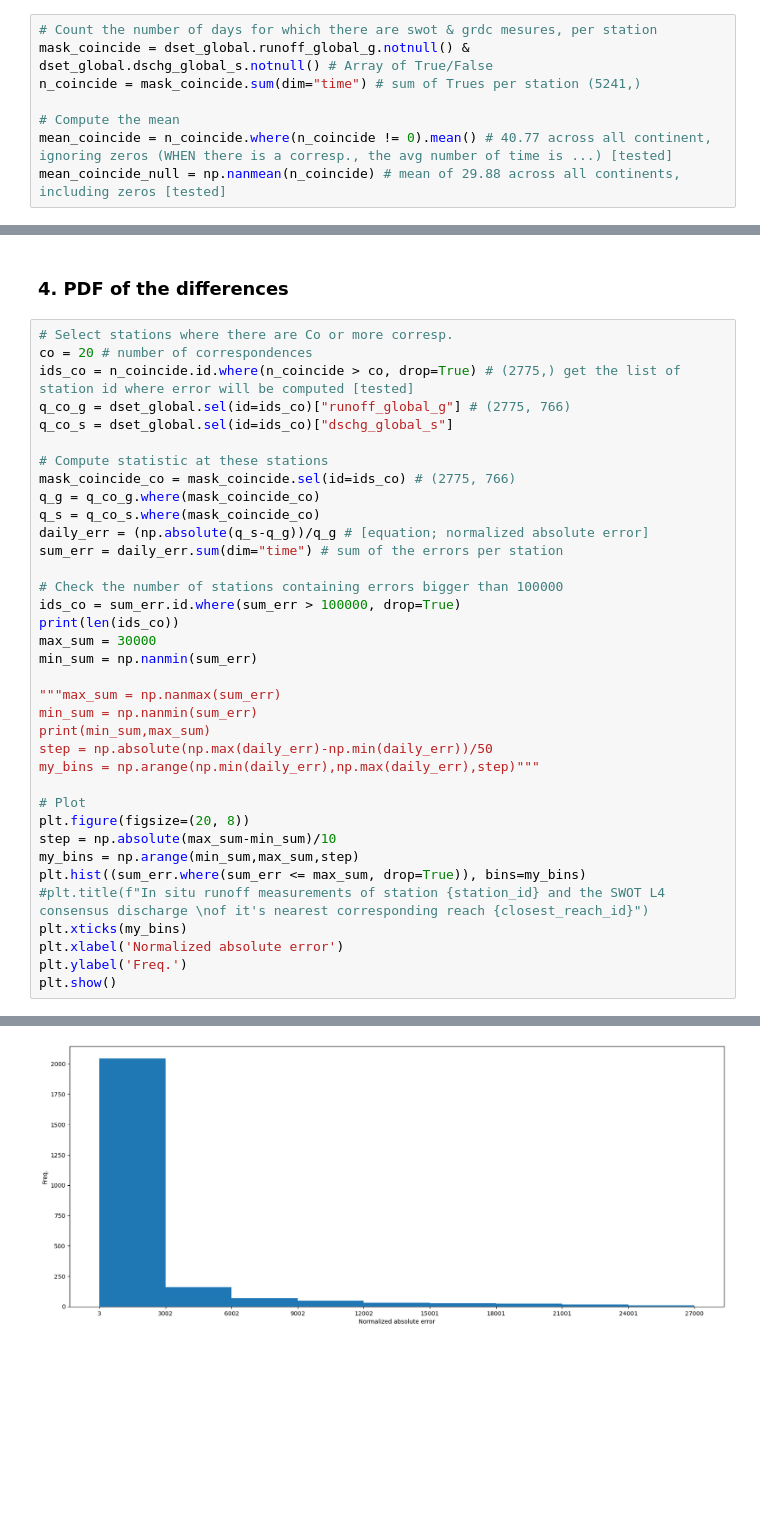
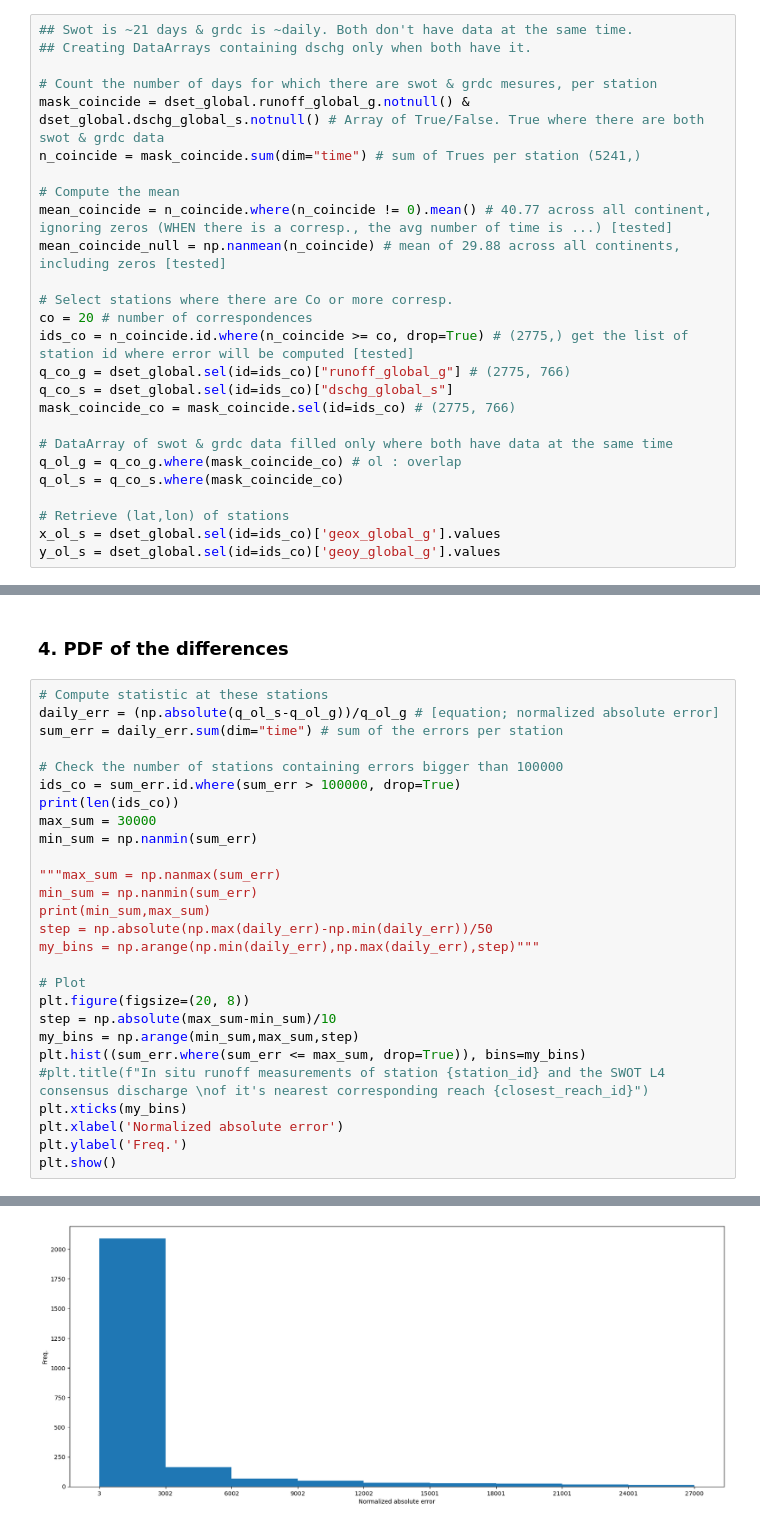
Before and after one commit to evecastonguay/Stage2026, a Jupyter notebook: discharge_dset.ipynb, the cells around one changed output, grey strips where cells are left out. Saved outputs shown, nothing was run; the diff lists cells and outputs as text; blank space fills up the shorter version.

```diff
--- a/discharge_dset.ipynb
+++ b/discharge_dset.ipynb
@@ -563,11 +564,29 @@ plt.show()
 # %%
+## Swot is ~21 days & grdc is ~daily. Both don't have data at the same time.
+## Creating DataArrays containing dschg only when both have it.
+
 # Count the number of days for which there are swot & grdc mesures, per station
-mask_coincide = dset_global.runoff_global_g.notnull() & dset_global.dschg_global_s.notnull() # Array of True/False
+mask_coincide = dset_global.runoff_global_g.notnull() & dset_global.dschg_global_s.notnull() # Array of True/False. True where there are both swot & grdc data
 n_coincide = mask_coincide.sum(dim="time") # sum of Trues per station (5241,)
 
 # Compute the mean
 mean_coincide = n_coincide.where(n_coincide != 0).mean() # 40.77 across all continent, ignoring zeros (WHEN there is a corresp., the avg number of time is ...) [tested]
 mean_coincide_null = np.nanmean(n_coincide) # mean of 29.88 across all continents, including zeros [tested]
+
+# Select stations where there are Co or more corresp.
+co = 20 # number of correspondences
+ids_co = n_coincide.id.where(n_coincide >= co, drop=True) # (2775,) get the list of station id where error will be computed [tested]
+q_co_g = dset_global.sel(id=ids_co)["runoff_global_g"] # (2775, 766)
+q_co_s = dset_global.sel(id=ids_co)["dschg_global_s"]
+mask_coincide_co = mask_coincide.sel(id=ids_co) # (2775, 766)
+
+# DataArray of swot & grdc data filled only where both have data at the same time
+q_ol_g = q_co_g.where(mask_coincide_co) # ol : overlap
+q_ol_s = q_co_s.where(mask_coincide_co)
+
+# Retrieve (lat,lon) of stations
+x_ol_s = dset_global.sel(id=ids_co)['geox_global_g'].values
+y_ol_s = dset_global.sel(id=ids_co)['geoy_global_g'].values
 # %% [markdown]
 ### 3.2 Swot's mean biais per station
 # %%
@@ -658,17 +650,8 @@ plt.show()
 # %% [markdown]
 ### 4. PDF of the differences
 # %%
-# Select stations where there are Co or more corresp.
-co = 20 # number of correspondences
-ids_co = n_coincide.id.where(n_coincide > co, drop=True) # (2775,) get the list of station id where error will be computed [tested]
-q_co_g = dset_global.sel(id=ids_co)["runoff_global_g"] # (2775, 766)
-q_co_s = dset_global.sel(id=ids_co)["dschg_global_s"]
-
 # Compute statistic at these stations
-mask_coincide_co = mask_coincide.sel(id=ids_co) # (2775, 766)
-q_g = q_co_g.where(mask_coincide_co)
-q_s = q_co_s.where(mask_coincide_co)
-daily_err = (np.absolute(q_s-q_g))/q_g # [equation; normalized absolute error]
+daily_err = (np.absolute(q_ol_s-q_ol_g))/q_ol_g # [equation; normalized absolute error]
 sum_err = daily_err.sum(dim="time") # sum of the errors per station
 
 # Check the number of stations containing errors bigger than 100000
@@ -698 +681 @@ plt.show()
-[figure, old version]
+[figure, new version]
```
Also changed, not shown: parts of 8 cells of this notebook.
